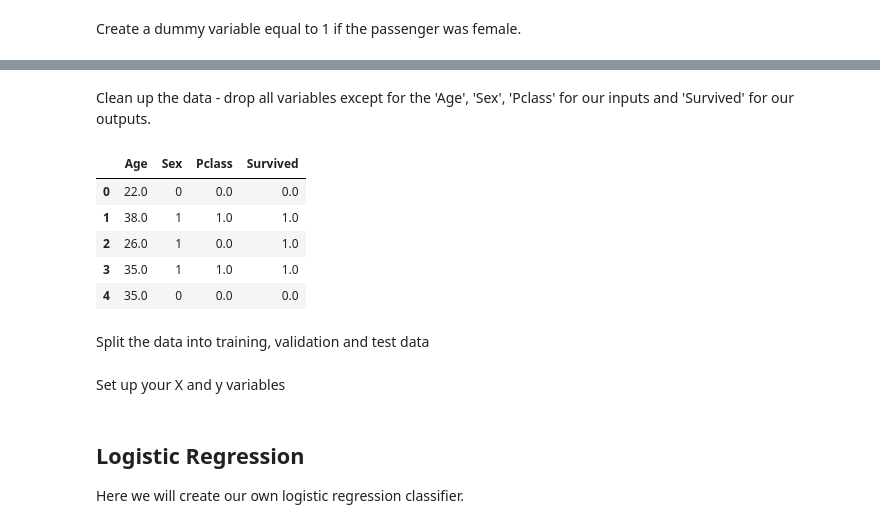
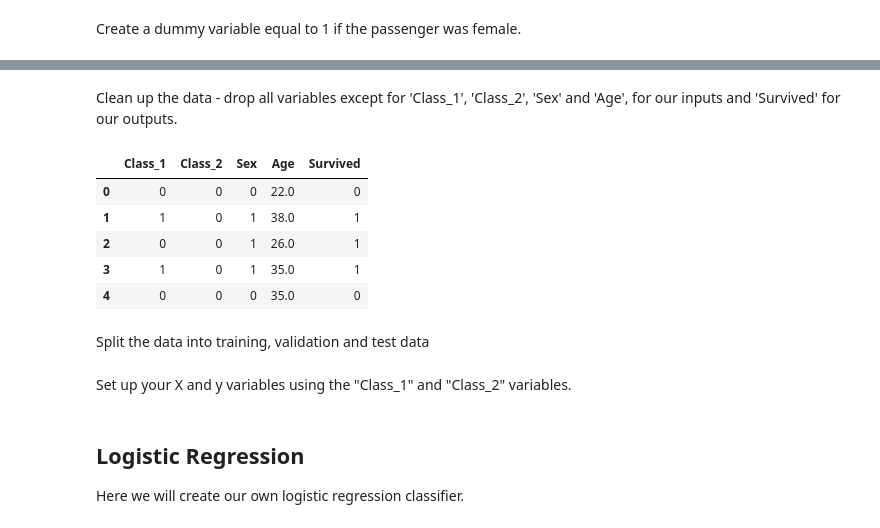
Before and after one commit to lm2612/Tutorials, a Jupyter notebook: 2_supervised_learning_classification/answers/2-Advanced_Classification_Titanic.ipynb, the cells around one changed output, grey strips where cells are left out. Saved outputs shown, nothing was run; the diff lists cells and outputs as text; code cells hidden in the pictures.

```diff
--- a/2_supervised_learning_classification/answers/2-Advanced_Classification_Titanic.ipynb
+++ b/2_supervised_learning_classification/answers/2-Advanced_Classification_Titanic.ipynb
@@ -46,6 +47,6 @@ For passenger class, we are going to use dummy variables to represent the three
 
 Create dummy variables for classes 1 and 2. This implicitly means that the 3rd class will be the base case that we compare to.
 # %%
-df.loc[df['Pclass']==3, 'Pclass'] = 0
-df.loc[df['Pclass']==2, 'Pclass'] = 1
-df.head()
+# Create new columns based on conditions
+df['Class_1'] = np.where(df['Pclass'] == 1, 1, 0)
+df['Class_2'] = np.where(df['Pclass'] == 2, 1, 0)
@@ -74,10 +65,0 @@ For age, we are going to split the data up into three segments: (i) those aged 1
-# %%
-def age_category(age):
-    if age <= 16:
-        return 1
-    elif age > 60:
-        return 2
-    else:
-        return 0
-df.loc['Age'] = df['Age'].apply(age_category)
-df.head()
@@ -91,16 +66,16 @@ df.head()
 # %% [markdown]
-Clean up the data - drop all variables except for the 'Age', 'Sex', 'Pclass' for our inputs and  'Survived' for our outputs.
+Clean up the data - drop all variables except for 'Class_1', 'Class_2',  'Sex' and 'Age', for our inputs and  'Survived' for our outputs.
 # %%
-df = df[['Age', 'Sex', 'Pclass', 'Survived']]
+df = df[['Class_1', 'Class_2', 'Sex', 'Age', 'Survived']]
 df = df.dropna()
 df.head()
 # %% [output]
-|  | Age | Sex | Pclass | Survived |
-| 0 | 22.0 | 0 | 0.0 | 0.0 |
-| 1 | 38.0 | 1 | 1.0 | 1.0 |
-| 2 | 26.0 | 1 | 0.0 | 1.0 |
-| 3 | 35.0 | 1 | 1.0 | 1.0 |
-| 4 | 35.0 | 0 | 0.0 | 0.0 |
+|  | Class_1 | Class_2 | Sex | Age | Survived |
+| 0 | 0 | 0 | 0 | 22.0 | 0 |
+| 1 | 1 | 0 | 1 | 38.0 | 1 |
+| 2 | 0 | 0 | 1 | 26.0 | 1 |
+| 3 | 1 | 0 | 1 | 35.0 | 1 |
+| 4 | 0 | 0 | 0 | 35.0 | 0 |
 # %% [markdown]
 Split the data into training, validation and test data
 # %%
@@ -109,5 +84,5 @@ training = df.iloc[:109, :]
 validation = df.iloc[109:145, :]
 testing = df.iloc[145:, :]
 # %% [markdown]
-Set up your X and y variables
+Set up your X and y variables using the "Class_1" and "Class_2" variables.
 # %%
```
Also changed, not shown: parts of 70 cells of this notebook, 3 other files.
